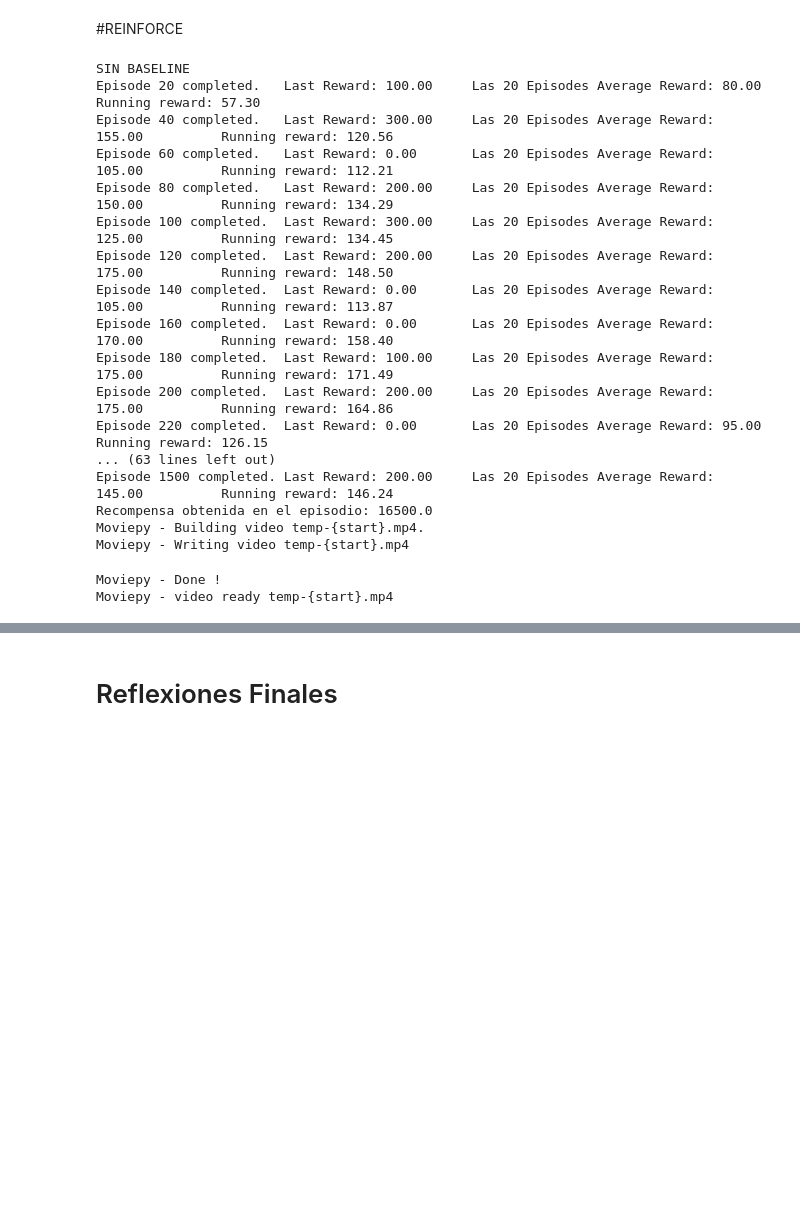
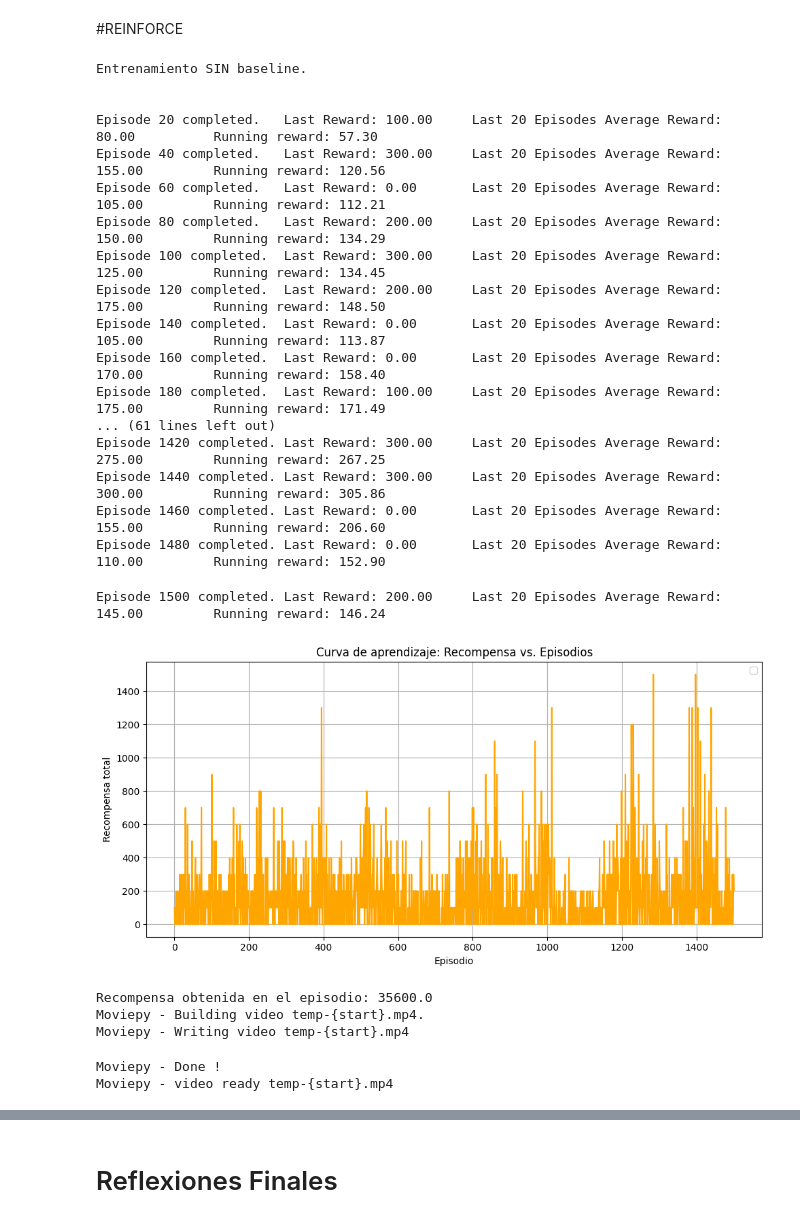
Before and after one commit to SSolanoRuniandes/Notebooks-Aprendizaje-por-Refuerzo-Profundo, a Jupyter notebook: TareaSemana4_v_2.ipynb, the cells around one changed output, grey strips where cells are left out. Saved outputs shown, nothing was run; the diff lists cells and outputs as text; code cells hidden in the pictures; blank space fills up the shorter version.

```diff
--- a/TareaSemana4_v_2.ipynb
+++ b/TareaSemana4_v_2.ipynb
@@ -391,28 +429,36 @@ class REINFORCE_atla:
     print("Recompensa obtenida en el episodio:", total_reward)
     env.play()
 # %%
-print("SIN BASELINE")
-agente_atlantis0=REINFORCE_atla(use_baseline=0,max_steps_per_episode=5000, max_training_episodes=1500)
-agente_atlantis0.train()
-agente_atlantis0.video()
+print("Entrenamiento SIN baseline.")
+print("\n")
+agente_atlantis0=REINFORCE_atla(use_baseline=0,max_steps_per_episode=5000, max_training_episodes=1500) #Inicializa agente
+agente_atlantis0.train() #Entrena
+agente_atlantis0.graph_training() #Grafica curva de aprendizaje
+agente_atlantis0.video() #Validación en video
+torch.save(agente_atlantis0.policy.state_dict(), 'policy_agente0.pth') #Salva la política
 # %% [output]
-SIN BASELINE
-Episode 20 completed.   Last Reward: 100.00     Las 20 Episodes Average Reward: 80.00           Running reward: 57.30
-Episode 40 completed.   Last Reward: 300.00     Las 20 Episodes Average Reward: 155.00          Running reward: 120.56
-Episode 60 completed.   Last Reward: 0.00       Las 20 Episodes Average Reward: 105.00          Running reward: 112.21
-Episode 80 completed.   Last Reward: 200.00     Las 20 Episodes Average Reward: 150.00          Running reward: 134.29
-Episode 100 completed.  Last Reward: 300.00     Las 20 Episodes Average Reward: 125.00          Running reward: 134.45
-Episode 120 completed.  Last Reward: 200.00     Las 20 Episodes Average Reward: 175.00          Running reward: 148.50
-Episode 140 completed.  Last Reward: 0.00       Las 20 Episodes Average Reward: 105.00          Running reward: 113.87
-Episode 160 completed.  Last Reward: 0.00       Las 20 Episodes Average Reward: 170.00          Running reward: 158.40
-Episode 180 completed.  Last Reward: 100.00     Las 20 Episodes Average Reward: 175.00          Running reward: 171.49
-Episode 200 completed.  Last Reward: 200.00     Las 20 Episodes Average Reward: 175.00          Running reward: 164.86
-Episode 220 completed.  Last Reward: 0.00       Las 20 Episodes Average Reward: 95.00           Running reward: 126.15
-... (63 lines left out)
-Episode 1500 completed. Last Reward: 200.00     Las 20 Episodes Average Reward: 145.00          Running reward: 146.24
-Recompensa obtenida en el episodio: 16500.0
-Moviepy - Building video temp-{start}.mp4.
-Moviepy - Writing video temp-{start}.mp4
+Entrenamiento SIN baseline.
+
+
+Episode 20 completed.   Last Reward: 100.00     Last 20 Episodes Average Reward: 80.00          Running reward: 57.30
+Episode 40 completed.   Last Reward: 300.00     Last 20 Episodes Average Reward: 155.00         Running reward: 120.56
+Episode 60 completed.   Last Reward: 0.00       Last 20 Episodes Average Reward: 105.00         Running reward: 112.21
+Episode 80 completed.   Last Reward: 200.00     Last 20 Episodes Average Reward: 150.00         Running reward: 134.29
+Episode 100 completed.  Last Reward: 300.00     Last 20 Episodes Average Reward: 125.00         Running reward: 134.45
+Episode 120 completed.  Last Reward: 200.00     Last 20 Episodes Average Reward: 175.00         Running reward: 148.50
+Episode 140 completed.  Last Reward: 0.00       Last 20 Episodes Average Reward: 105.00         Running reward: 113.87
+Episode 160 completed.  Last Reward: 0.00       Last 20 Episodes Average Reward: 170.00         Running reward: 158.40
+Episode 180 completed.  Last Reward: 100.00     Last 20 Episodes Average Reward: 175.00         Running reward: 171.49
+... (61 lines left out)
+Episode 1420 completed. Last Reward: 300.00     Last 20 Episodes Average Reward: 275.00         Running reward: 267.25
+Episode 1440 completed. Last Reward: 300.00     Last 20 Episodes Average Reward: 300.00         Running reward: 305.86
+Episode 1460 completed. Last Reward: 0.00       Last 20 Episodes Average Reward: 155.00         Running reward: 206.60
+Episode 1480 completed. Last Reward: 0.00       Last 20 Episodes Average Reward: 110.00         Running reward: 152.90
-Moviepy - Done !
-Moviepy - video ready temp-{start}.mp4
+Episode 1500 completed. Last Reward: 200.00     Last 20 Episodes Average Reward: 145.00         Running reward: 146.24
+[figure, added]
+Recompensa obtenida en el episodio: 35600.0
+Moviepy - Building video temp-{start}.mp4.
+Moviepy - Writing video temp-{start}.mp4
+Moviepy - Done !
+Moviepy - video ready temp-{start}.mp4
 [interactive output not drawn]
```
Also changed, not shown: parts of 12 cells of this notebook.
